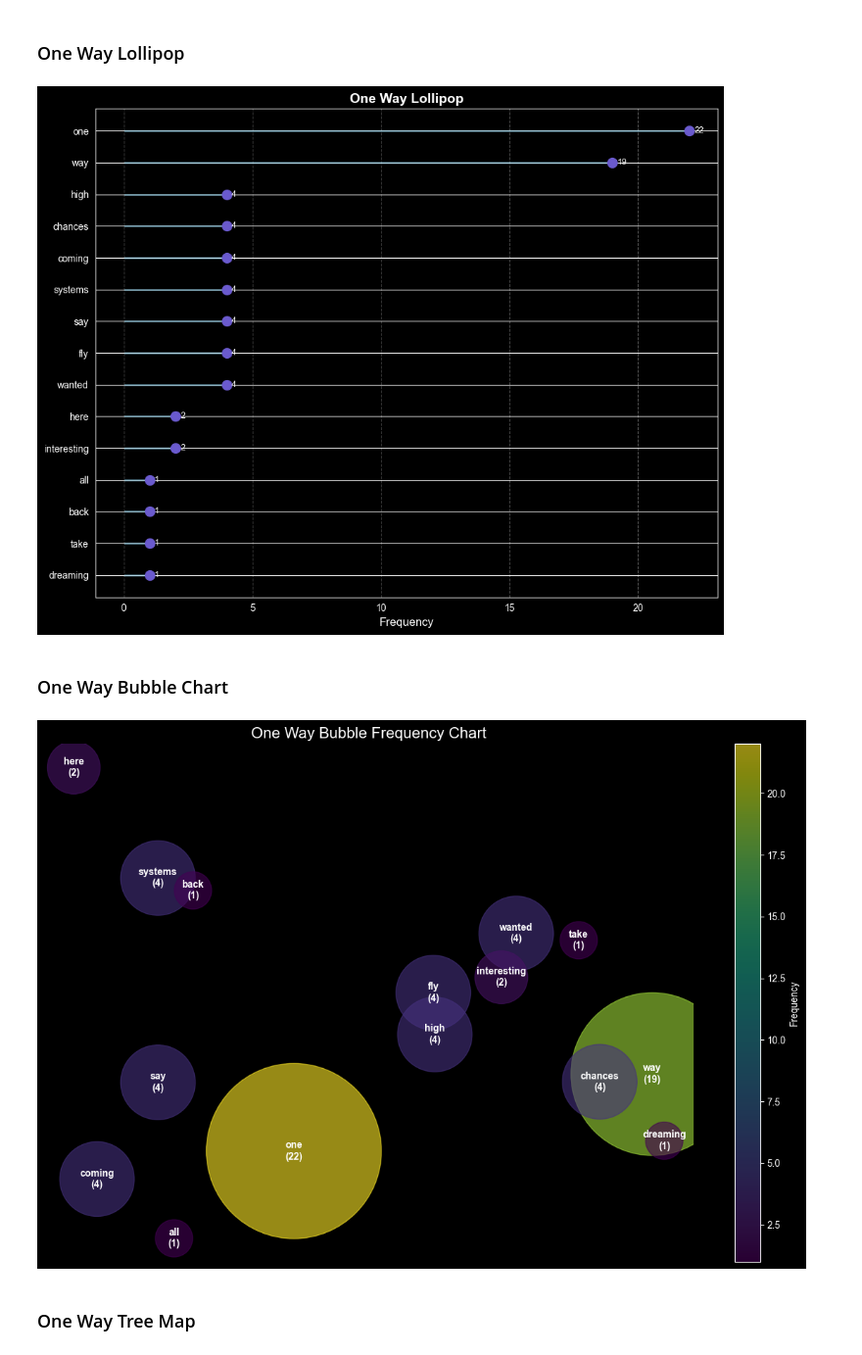
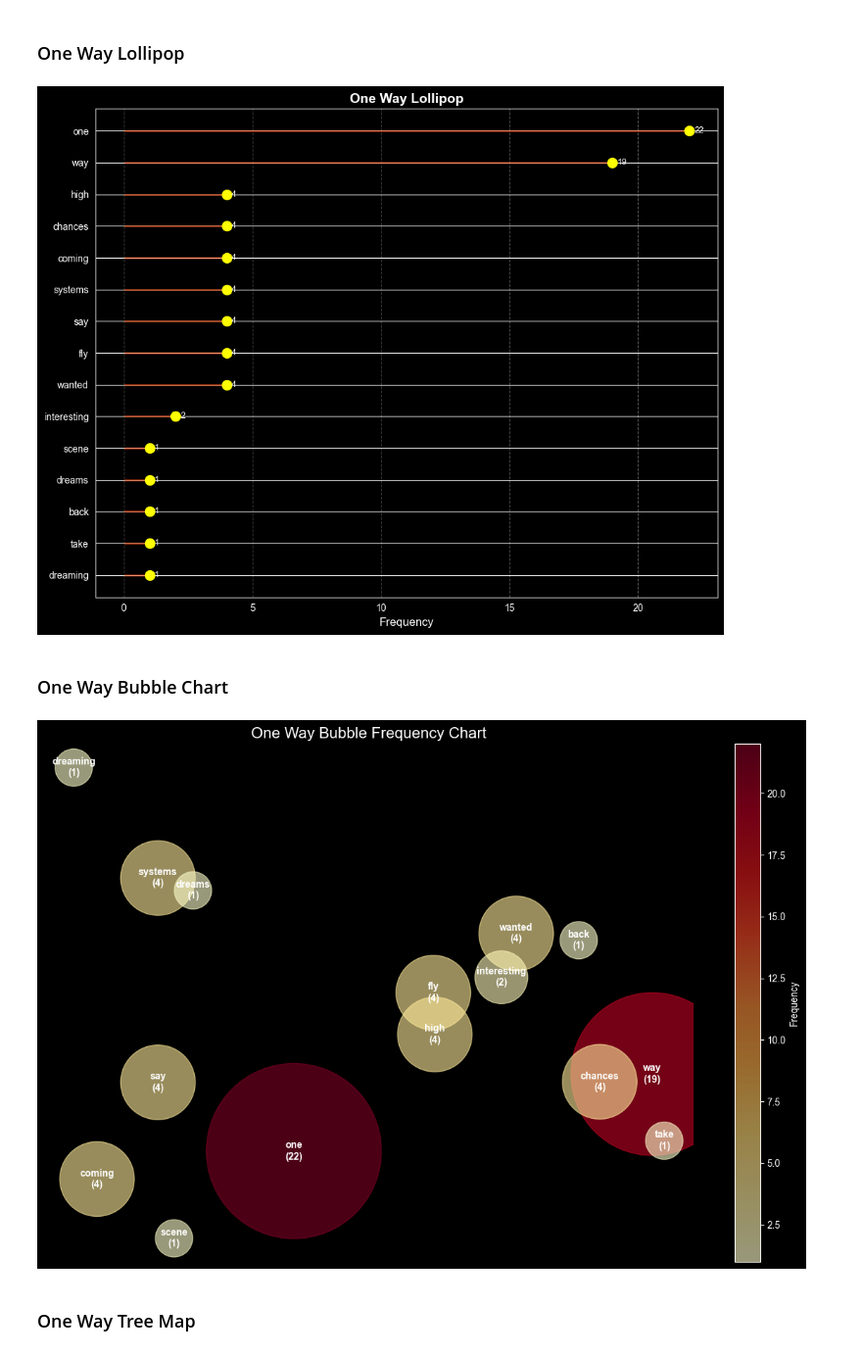
Before and after one commit to MeredithClikkie/torchbearerlab.github.io, a Jupyter notebook: One_way.ipynb, the cells around one changed output. Shown at 98% size. Cells and saved outputs as stored; diff of their text form; code cells hidden in the pictures.

```diff
--- a/One_way.ipynb
+++ b/One_way.ipynb
@@ -23,7 +23,8 @@ stop_words = [
     "but", "if", "or", "because", "as", "until", "while", "of", "at", "by",
     "for", "with", "about", "against", "between", "into", "through", "during",
     "before", "after", "above", "below", "to", "from", "up", "down", "in",
-    "out", "on", "off", "over", "under", "again", "further", "then", "once", "not", "no", "yes", "so", "can", "just"
+    "out", "on", "off", "over", "under", "again", "further", "then", "once", "not", "no", "yes", "so", "can", "just",
+    "not", "no", "yes", "so", "can", "just", "dont", "yeah", "let", "im", "ah", "want", "like", "ive", "all", "ooh", "ill", "even", "forforforforforfor", "yeahyeahyeahyeah", "daisychained" "thats", "there", "oh", "hell", "wasnt", "when", "shouldnt", "would", "than", "cant", "youre", "here", "all"
 ]
 
 # Function to remove stop words from a string
@@ -122,10 +142,10 @@ df_counts = df_counts.sort_values(by='Count', ascending=True)
 plt.figure(figsize=(10, 8))
 
 # Draw the "stems" (horizontal lines)
-plt.hlines(y=df_counts['Word'], xmin=0, xmax=df_counts['Count'], color='skyblue', alpha=0.5, linewidth=2)
+plt.hlines(y=df_counts['Word'], xmin=0, xmax=df_counts['Count'], color='orangered', alpha=0.5, linewidth=2)
 
 # Draw the "candies" (the dots)
-plt.plot(df_counts['Count'], df_counts['Word'], "o", markersize=10, color='slateblue')
+plt.plot(df_counts['Count'], df_counts['Word'], "o", markersize=10, color='yellow')
 
 # 3. Styling
 plt.xlabel('Frequency', fontsize=12)
@@ -142,7 +162,7 @@ plt.tight_layout()
 plt.savefig('one_way_lollipop.png')
 plt.show()
 # %% [output]
-[figure, old version]
+[figure, new version]
 # %% [markdown]
 ### One Way Bubble Chart
 # %%
@@ -164,35 +184,35 @@ df_counts['size'] = df_counts['Count'] ** 2
 # s= size of bubbles (multiplied by a factor to make them visible)
 # c= color (can be mapped to the count)
 scatter = plt.scatter(
     df_counts['x'],
     df_counts['y'],
     s=df_counts['Count'] * 1500,  # Adjust the multiplier (100) based on your data scale
     c=df_counts['Count'],
-    cmap='viridis',
+    cmap='YlOrRd',
     alpha=0.6,
 )
 
 # 4. Add the word labels inside or near the bubbles
 for i, row in df_counts.iterrows():
     plt.annotate(
         f"{row['Word']}\n({row['Count']})",
         (row['x'], row['y']),
         ha='center',
         va='center',
         fontsize=10,
         fontweight='bold'
     )
 
 # 5. Styling
 plt.title('One Way Bubble Frequency Chart', fontsize=16)
 plt.axis('off') # Hide axes for a cleaner "cloud" look
 plt.colorbar(scatter, label='Frequency') # Optional: adds a color scale legend
 
 plt.tight_layout()
 plt.savefig('one_way_bubble.png')
 plt.show()
 # %% [output]
-[figure, old version]
+[figure, new version]
 # %% [markdown]
 ### One Way Tree Map
 # %%
```
Also changed, not shown: parts of 5 cells of this notebook, 5 other files.
